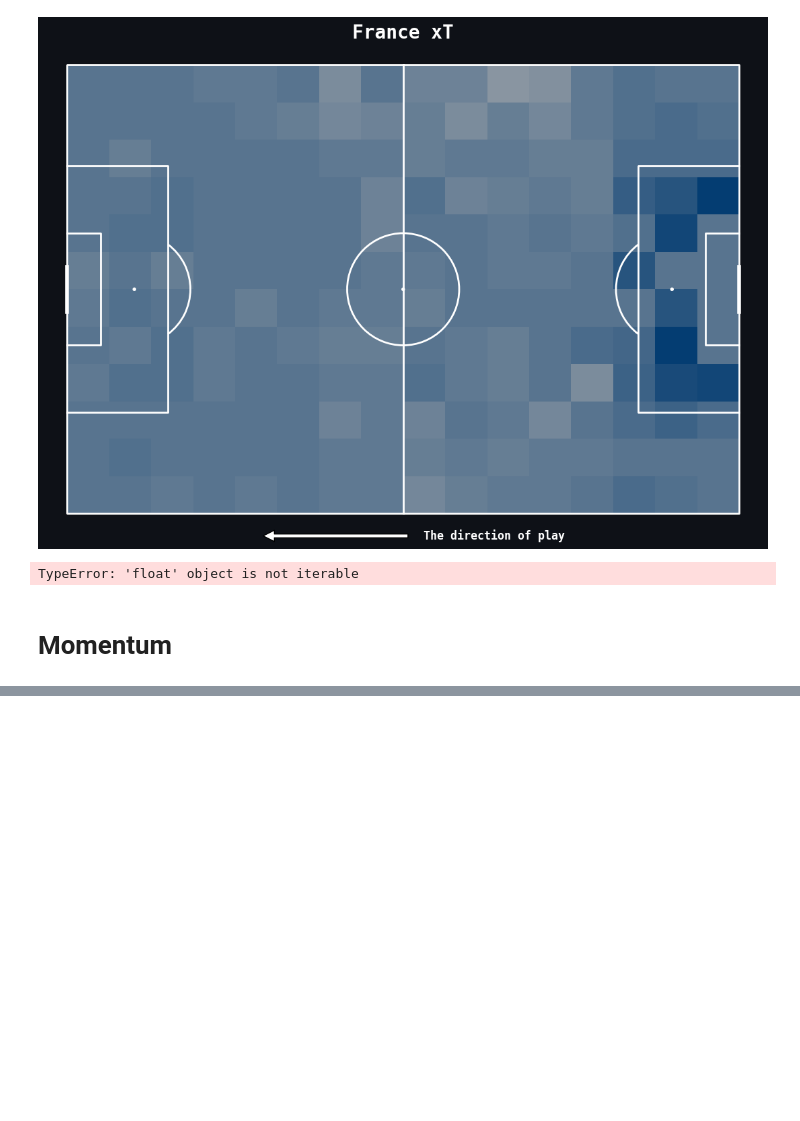
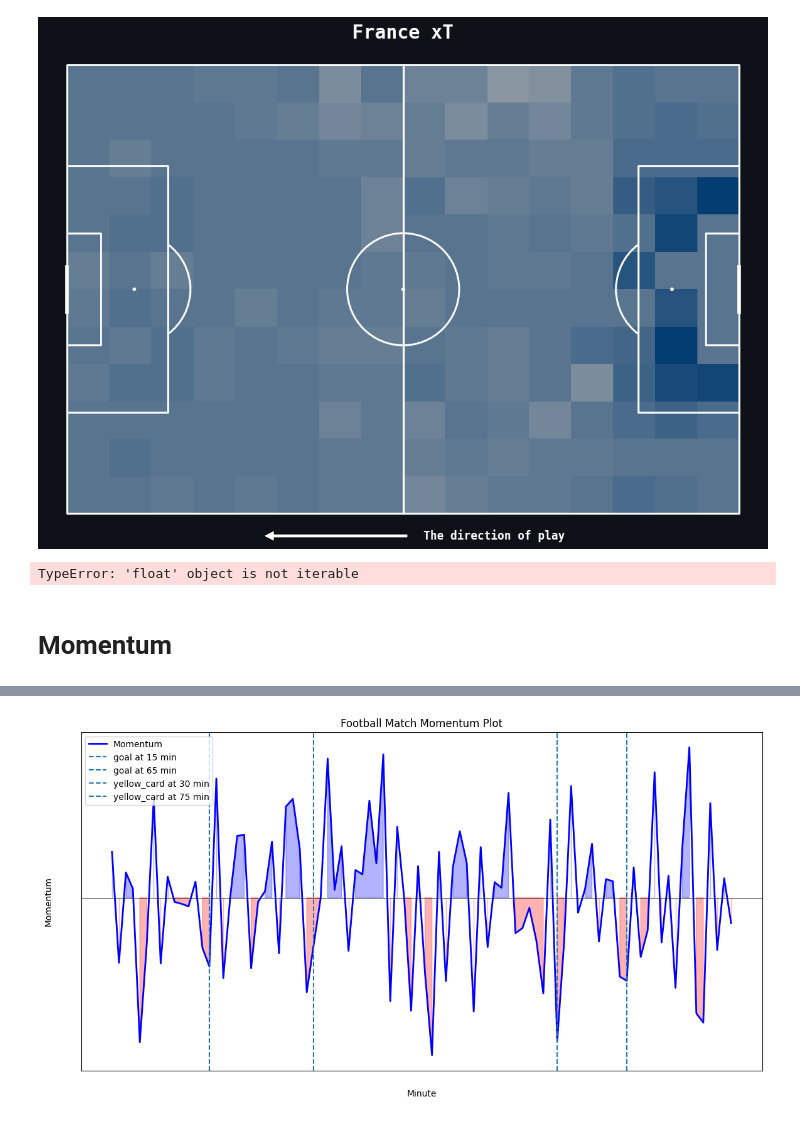
Before and after one commit to AKapich/Euro_Dashboard_Creator, a Jupyter notebook: chart_preparation.ipynb, the cells around one changed output, grey strips where cells are left out. Cells and saved outputs as stored; diff of their text form; code cells hidden in the pictures; blank space fills up the shorter version.

Commit message:
Match momentum blueprint

```diff
--- a/chart_preparation.ipynb
+++ b/chart_preparation.ipynb
@@ -420,0 +497,32 @@ TypeError: 'float' object is not iterable
+# %%
+# Example data: time series of possession percentages for two teams
+df = pd.DataFrame({
+    'minute': range(1, 91),
+    'team_a_possession': np.random.uniform(40, 60, 90),
+    'team_b_possession': np.random.uniform(40, 60, 90)
+})
+
+
+# Calculate momentum as difference in possession
+df['momentum'] = df['team_a_possession'] - df['team_b_possession']
+
+# Plotting
+plt.figure(figsize=(14, 7))
+plt.plot(df['minute'], df['momentum'], label='Momentum', color='b', lw=2)
+plt.fill_between(df['minute'], df['momentum'], where=(df['momentum'] > 0), color='blue', alpha=0.3)
+plt.fill_between(df['minute'], df['momentum'], where=(df['momentum'] < 0), color='red', alpha=0.3)
+
+# Highlighting significant events (example)
+events = {'goal': [15, 65], 'yellow_card': [30, 75]}
+for event, times in events.items():
+    for time in times:
+        plt.axvline(x=time, linestyle='--', label=f'{event} at {time} min')
+
+plt.axhline(y=0, color='k', linestyle='-', linewidth=0.5)
+plt.xlabel('Minute')
+plt.ylabel('Momentum')
+plt.title('Football Match Momentum Plot')
+plt.legend()
+plt.show()
+# %% [output]
+[figure, added]
```
Also changed, not shown: parts of 4 cells of this notebook, 4 other files.
